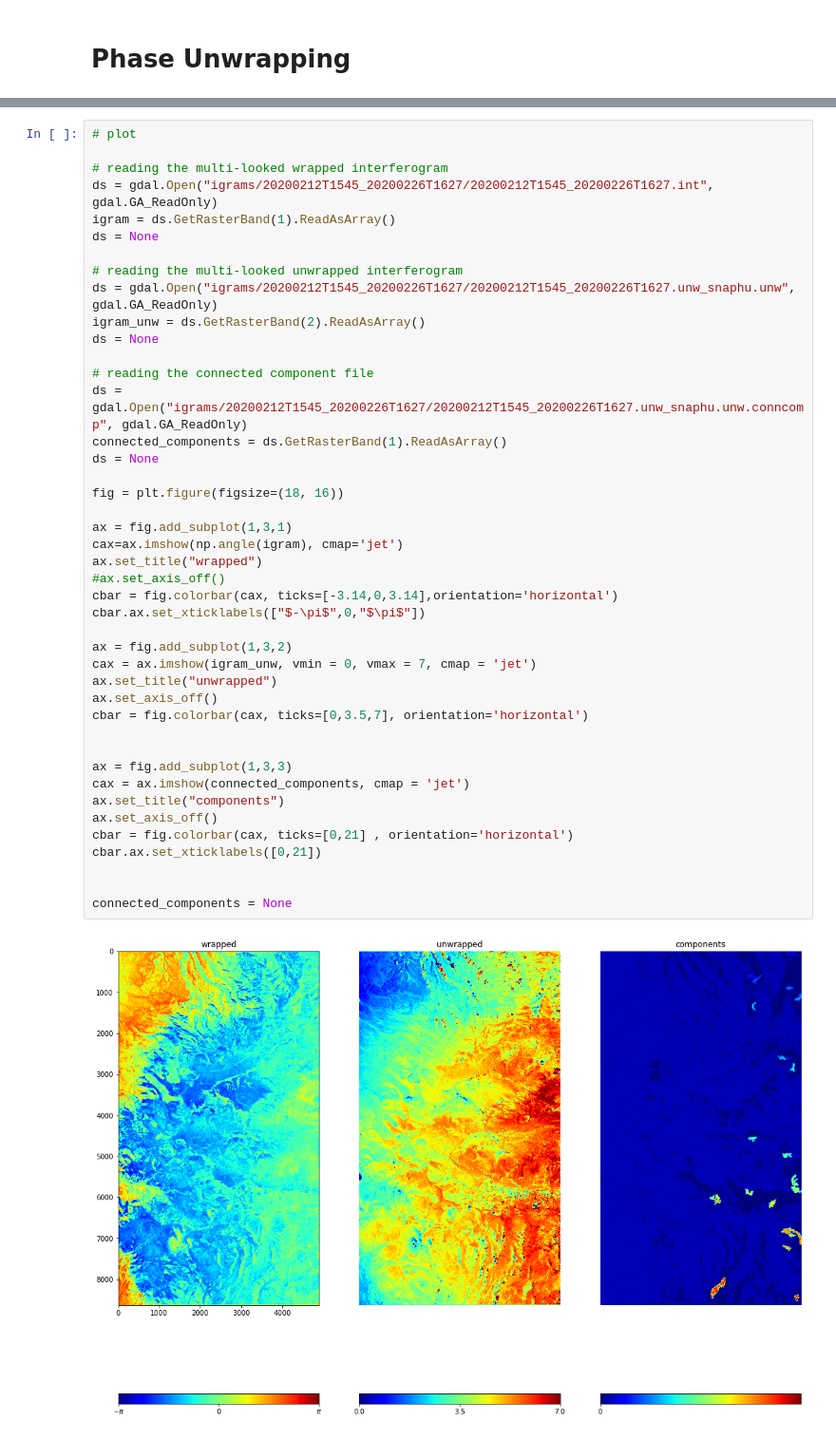
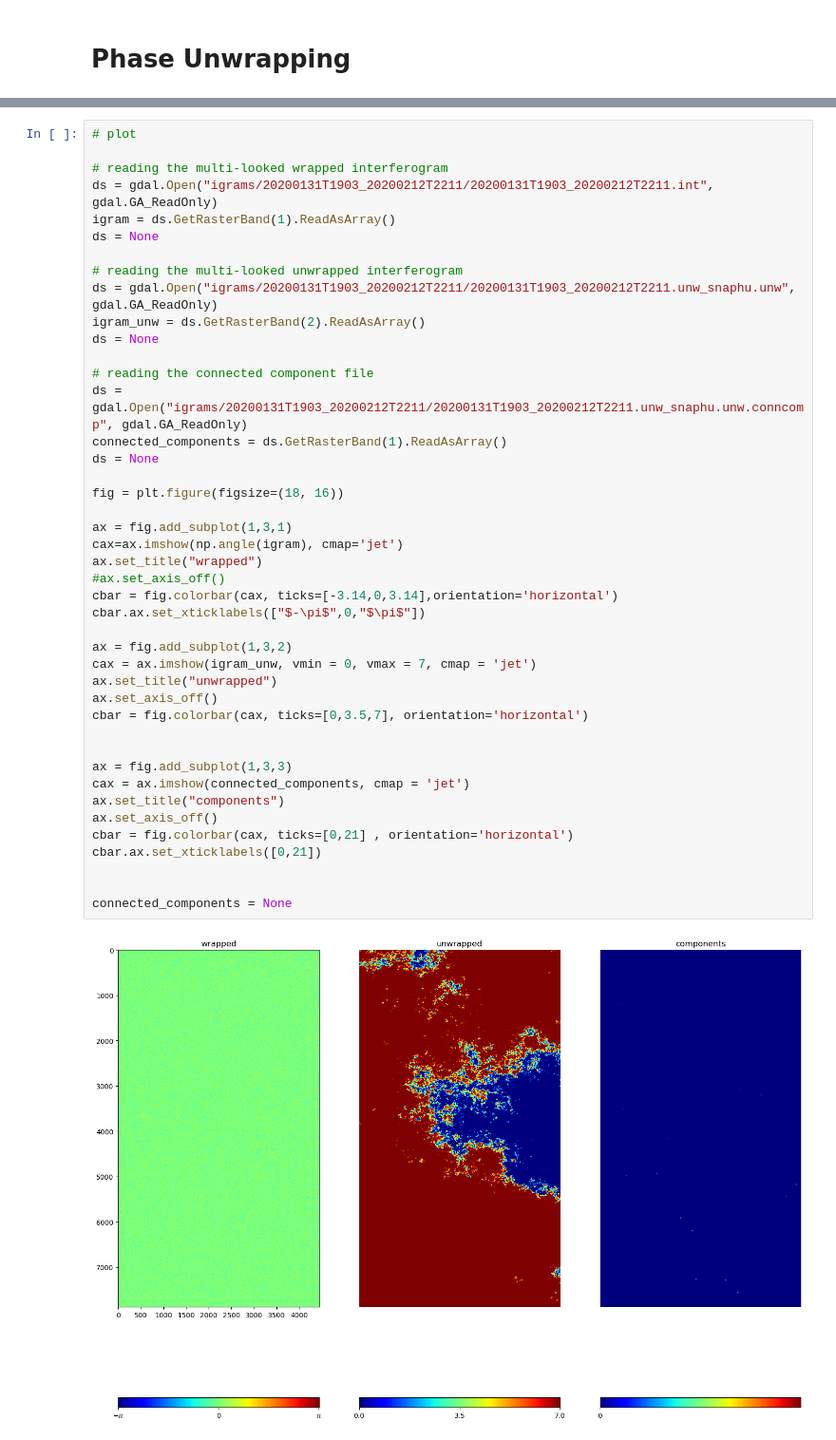
Before and after one commit to jacktarricone/ch3_fusion, a Jupyter notebook: sierra_isce_uavsar_processing.ipynb, the cells around one changed output, grey strips where cells are left out. Shown at 95% size. Cells and saved outputs as stored; diff of their text form.

```diff
--- a/sierra_isce_uavsar_processing.ipynb
+++ b/sierra_isce_uavsar_processing.ipynb
@@ -504,44 +541,44 @@ data.db
 # plot
 
 # reading the multi-looked wrapped interferogram
-ds = gdal.Open("igrams/20200212T1545_20200226T1627/20200212T1545_20200226T1627.int", gdal.GA_ReadOnly)
+ds = gdal.Open("igrams/20200131T1903_20200212T2211/20200131T1903_20200212T2211.int", gdal.GA_ReadOnly)
 igram = ds.GetRasterBand(1).ReadAsArray()
 ds = None
 
 # reading the multi-looked unwrapped interferogram
-ds = gdal.Open("igrams/20200212T1545_20200226T1627/20200212T1545_20200226T1627.unw_snaphu.unw", gdal.GA_ReadOnly)
+ds = gdal.Open("igrams/20200131T1903_20200212T2211/20200131T1903_20200212T2211.unw_snaphu.unw", gdal.GA_ReadOnly)
 igram_unw = ds.GetRasterBand(2).ReadAsArray()
 ds = None
 
 # reading the connected component file
-ds = gdal.Open("igrams/20200212T1545_20200226T1627/20200212T1545_20200226T1627.unw_snaphu.unw.conncomp", gdal.GA_ReadOnly)
+ds = gdal.Open("igrams/20200131T1903_20200212T2211/20200131T1903_20200212T2211.unw_snaphu.unw.conncomp", gdal.GA_ReadOnly)
 connected_components = ds.GetRasterBand(1).ReadAsArray()
 ds = None
 
 fig = plt.figure(figsize=(18, 16))
 
 ax = fig.add_subplot(1,3,1)
 cax=ax.imshow(np.angle(igram), cmap='jet')
 ax.set_title("wrapped")
 #ax.set_axis_off()
 cbar = fig.colorbar(cax, ticks=[-3.14,0,3.14],orientation='horizontal')
 cbar.ax.set_xticklabels(["$-\pi$",0,"$\pi$"])
 
 ax = fig.add_subplot(1,3,2)
 cax = ax.imshow(igram_unw, vmin = 0, vmax = 7, cmap = 'jet')
 ax.set_title("unwrapped")
 ax.set_axis_off()
 cbar = fig.colorbar(cax, ticks=[0,3.5,7], orientation='horizontal')
 
 
 ax = fig.add_subplot(1,3,3)
 cax = ax.imshow(connected_components, cmap = 'jet')
 ax.set_title("components")
 ax.set_axis_off()
 cbar = fig.colorbar(cax, ticks=[0,21] , orientation='horizontal')
 cbar.ax.set_xticklabels([0,21])
 
 
 connected_components = None
 # %% [output]
-[figure, old version]
+[figure, new version]
```
Also changed, not shown: parts of 9 cells of this notebook, 2 other files.
